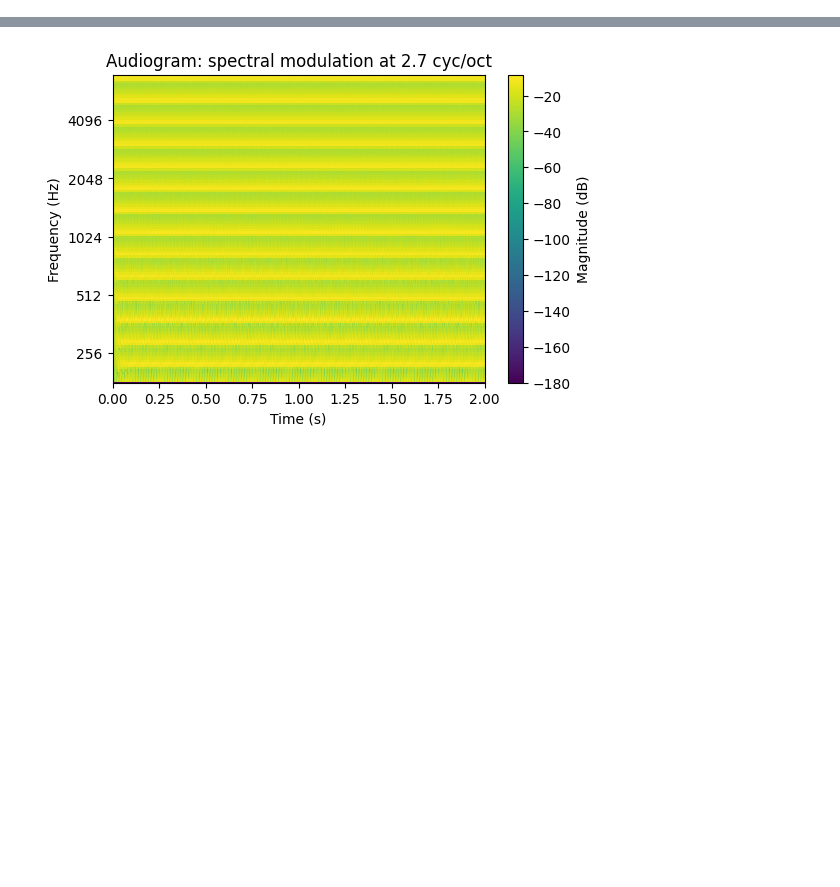
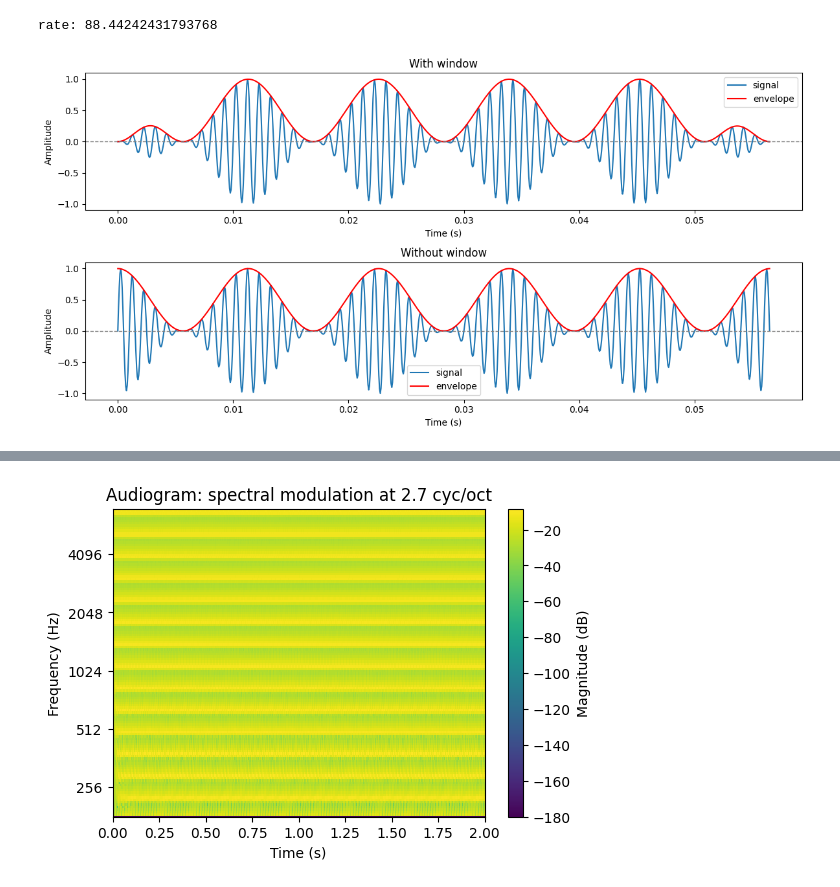
Before and after one commit to ninocapipoca/neural_audio, a Jupyter notebook: tutorials/Tutorial 3 - Stimulus sound generators.ipynb, the cells around one changed output, grey strips where cells are left out. Cells and saved outputs as stored; diff of their text form; code cells hidden in the pictures; blank space fills up the shorter version.

```diff
--- a/tutorials/Tutorial 3 - Stimulus sound generators.ipynb
+++ b/tutorials/Tutorial 3 - Stimulus sound generators.ipynb
@@ -40,0 +125,29 @@ half_scales = 2 ** np.linspace(np.log2(1/5), np.log2(10), 16)    # spectral scal
+# %%
+chosen_rate = half_rates[14] # works well for visualization with default carrier freq
+d = 5 / chosen_rate # duration in seconds, chosen to get an integer number of cycles of the envelope
+t = np.arange(0, d, 1/16000) # uses default sf
+
+print(f"rate: {chosen_rate}")
+windowed = mf.gen_temporal_modulations_rate(chosen_rate, ramp=True, ramp_frac=0.1, duration=d)
+non_windowed = mf.gen_temporal_modulations_rate(chosen_rate, ramp=False, duration=d)
+
+fig, axes = plt.subplots(2, 1, figsize=(12, 6))
+titles = ["With window", "Without window", "Audiogram with window", "Audiogram without window"]
+
+for i, data in zip(range(len(axes.flat)), [windowed, non_windowed]):
+    signal, envelope = data
+
+    axes[i].plot(t, signal, label="signal")
+
+    axes[i].plot(t, envelope, color="red", label="envelope")
+    axes[i].axhline(0, color='gray', linestyle='--', linewidth=1)
+    axes[i].set_title(titles[i])
+    axes[i].set_xlabel('Time (s)')
+    axes[i].set_ylabel('Amplitude')
+    axes[i].legend()
+
+plt.tight_layout()
+plt.show()
+# %% [output]
+rate: 88.44242431793768
+[figure, added]
```
Also changed, not shown: parts of 27 cells of this notebook, 2 other files.
